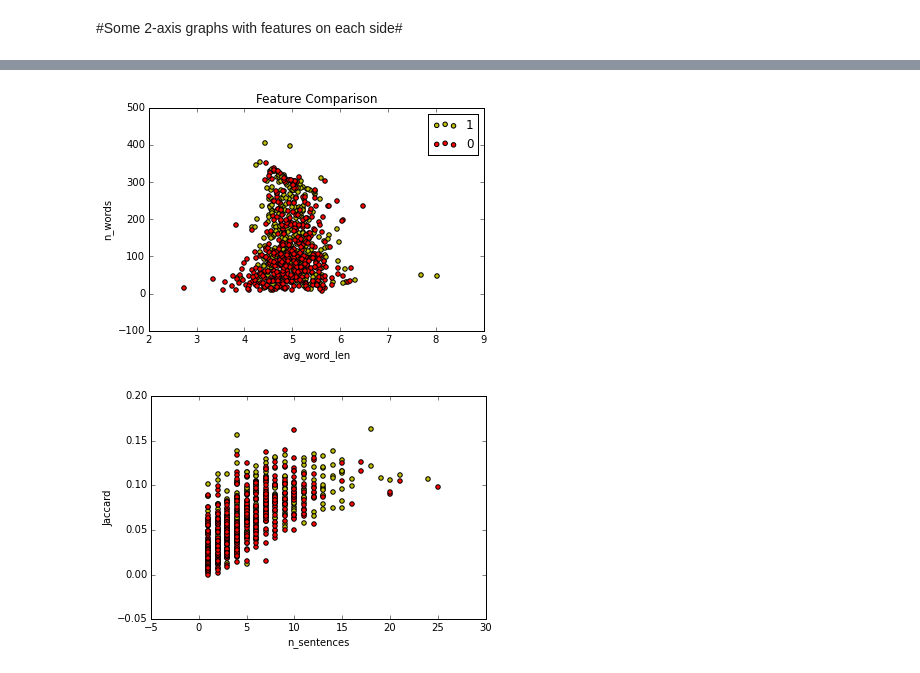
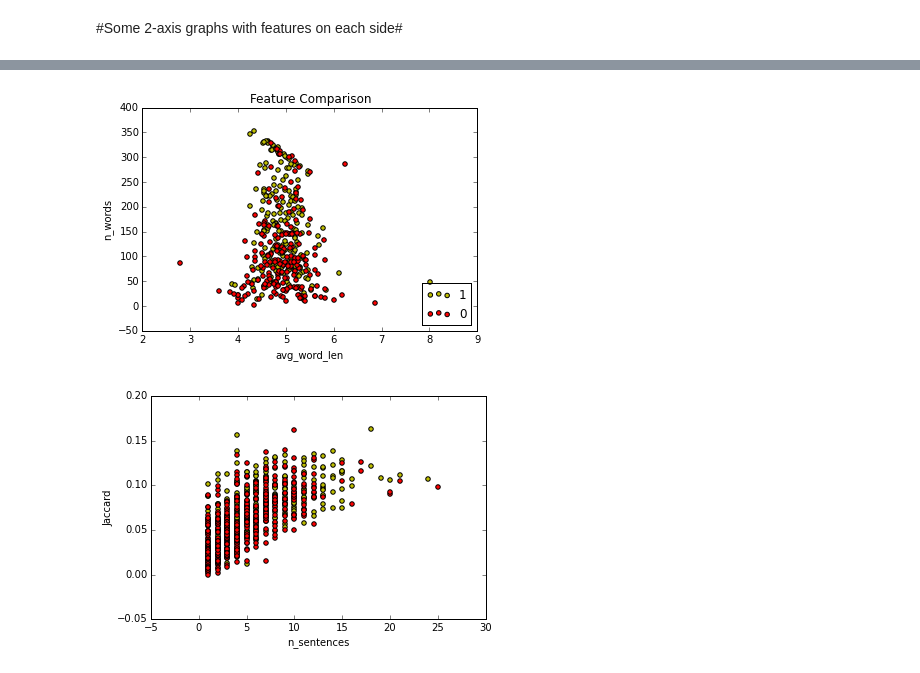
Before and after one commit to johnnyg12791/224u_project, a Jupyter notebook: database/John's Graphs (Local Machine DB).ipynb, the cells around one changed output, grey strips where cells are left out. Saved outputs shown, nothing was run; the diff lists cells and outputs as text; code cells hidden in the pictures.

```diff
--- a/database/John's Graphs (Local Machine DB).ipynb
+++ b/database/John's Graphs (Local Machine DB).ipynb
@@ -306,7 +306,7 @@ build_graph_for_features("Jaccard", "n_words", 200)
 # %%
-build_graph_for_features("avg_word_len", "n_words", 400)
+build_graph_for_features("avg_word_len", "n_words", 200)
 # %% [output]
-[figure, old version]
+[figure, new version]
 # %%
 build_graph_for_features("n_sentences", "Jaccard", 400)
 # %% [output]
```
Also changed, not shown: parts of 4 cells of this notebook, 4 other files.
